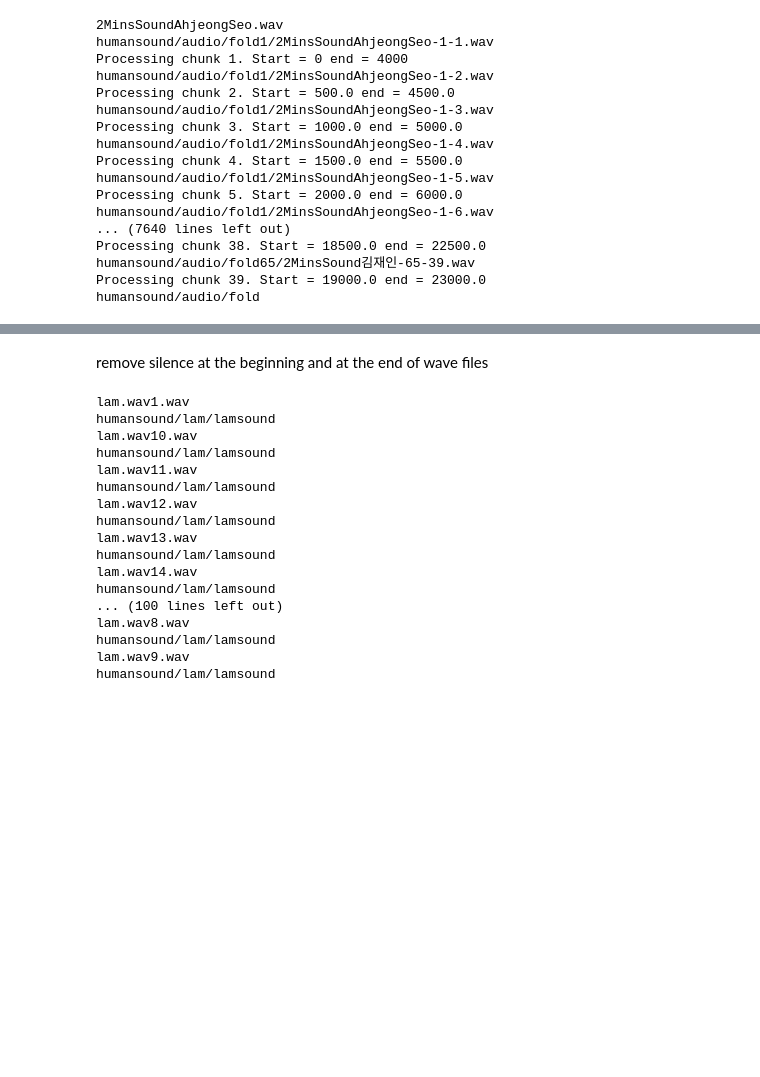
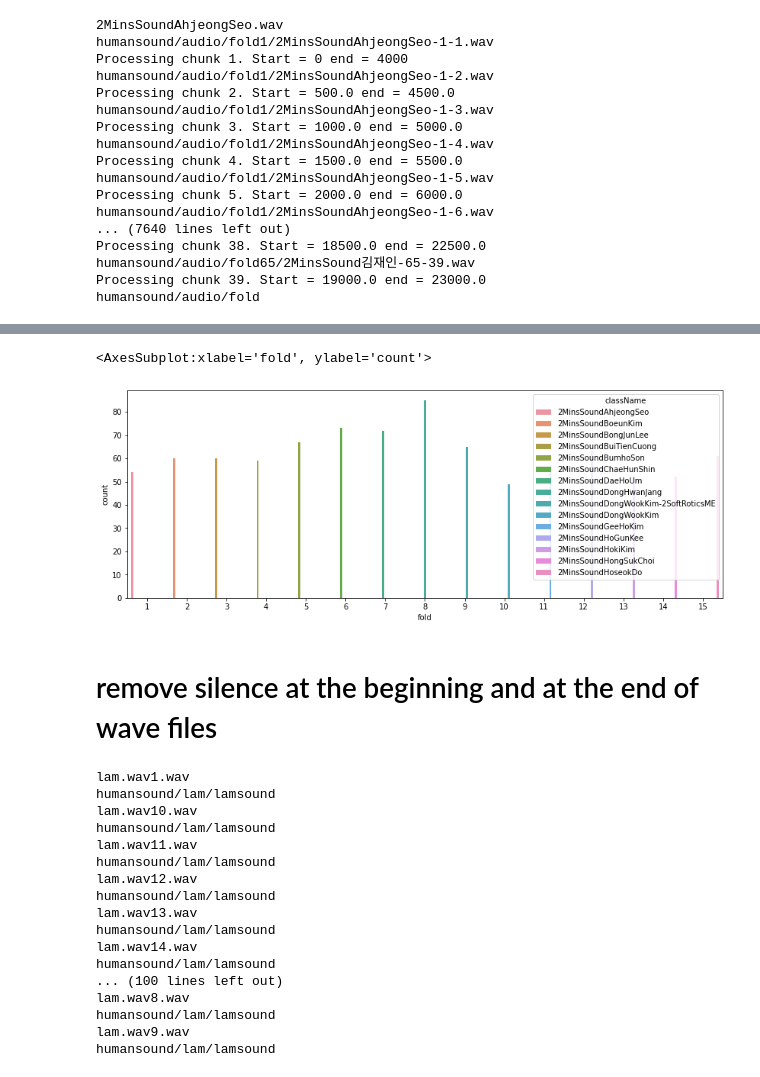
Before and after one commit to haithienld/human-voice-classification, a Jupyter notebook: splitAudioFile.ipynb, the cells around one changed output, grey strips where cells are left out. Saved outputs shown, nothing was run; the diff lists cells and outputs as text; code cells hidden in the pictures; blank space fills up the shorter version.

```diff
--- a/splitAudioFile.ipynb
+++ b/splitAudioFile.ipynb
@@ -276,5 +330,11 @@ NameError: name 'plt' is not defined
+# %%
+plt.figure(figsize=(14, 5))
+sns.countplot(df_label['fold'], hue = df_label['className'])
+# %% [output]
+<AxesSubplot:xlabel='fold', ylabel='count'>
+[figure, added]
 # %% [markdown]
-remove silence at the beginning and at the end of wave files
+# remove silence at the beginning and at the end of wave files
 # %%
 from pydub import AudioSegment
 
```
Also changed, not shown: parts of 5 cells of this notebook, 4 other files.
